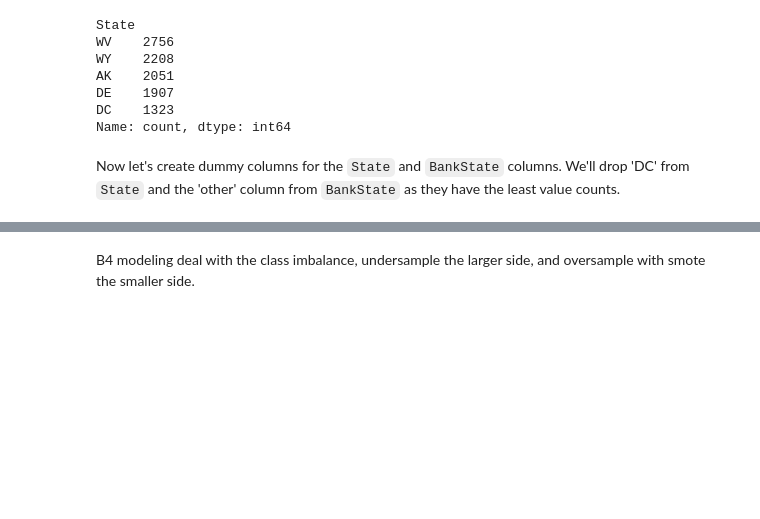
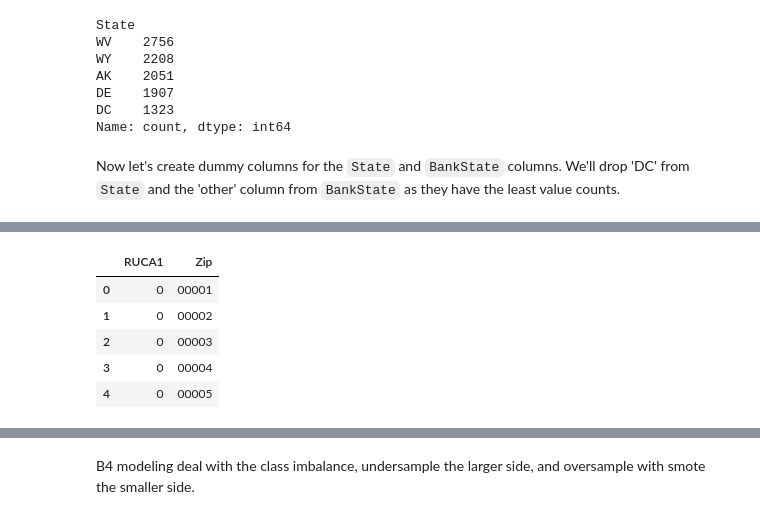
Before and after one commit to joshuaedelstein15/Loan_default, a Jupyter notebook: notebook.ipynb, the cells around one changed output, grey strips where cells are left out. Drawn from its saved outputs; the diff is of its cells as text; code cells hidden in the pictures; blank space fills up the shorter version.

```diff
--- a/notebook.ipynb
+++ b/notebook.ipynb
@@ -748,0 +889,9 @@ Name: count, dtype: int64
+# %%
+urban_map.head()
+# %% [output]
+|  | RUCA1 | Zip |
+| 0 | 0 | 00001 |
+| 1 | 0 | 00002 |
+| 2 | 0 | 00003 |
+| 3 | 0 | 00004 |
+| 4 | 0 | 00005 |
```
Also changed, not shown: parts of 57 cells of this notebook.
